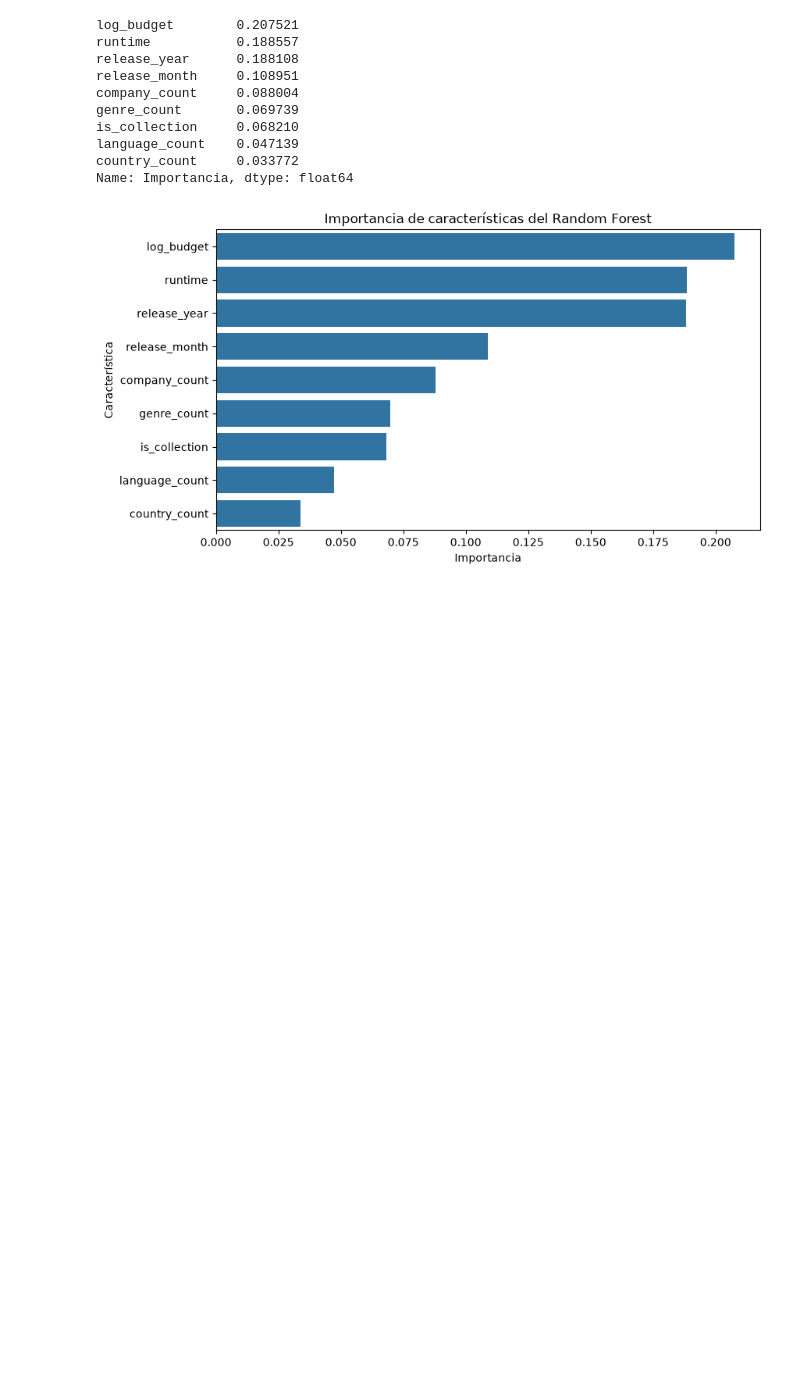
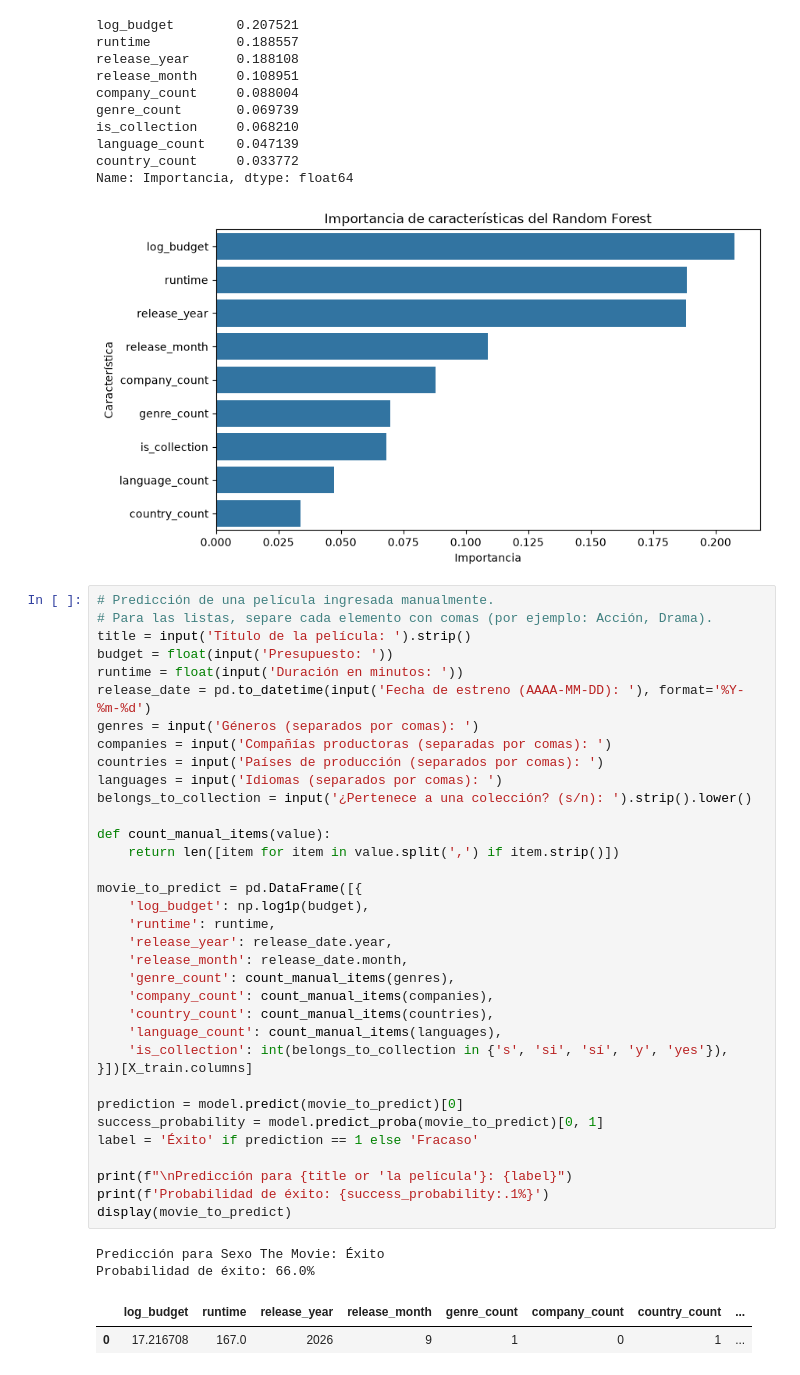
Before and after one commit to rodrigocastillo69/KKD-Movie-Rating, a Jupyter notebook: notebooks/classification.ipynb, the cells around one changed output. Saved outputs shown, nothing was run; the diff lists cells and outputs as text; blank space fills up the shorter version.

Commit message:
Movie prediction

```diff
--- a/notebooks/classification.ipynb
+++ b/notebooks/classification.ipynb
@@ -333,3 +333,43 @@ language_count    0.047139
 country_count     0.033772
 Name: Importancia, dtype: float64
 [figure]
+# %%
+# Predicción de una película ingresada manualmente.
+# Para las listas, separe cada elemento con comas (por ejemplo: Acción, Drama).
+title = input('Título de la película: ').strip()
+budget = float(input('Presupuesto: '))
+runtime = float(input('Duración en minutos: '))
+release_date = pd.to_datetime(input('Fecha de estreno (AAAA-MM-DD): '), format='%Y-%m-%d')
+genres = input('Géneros (separados por comas): ')
+companies = input('Compañías productoras (separadas por comas): ')
+countries = input('Países de producción (separados por comas): ')
+languages = input('Idiomas (separados por comas): ')
+belongs_to_collection = input('¿Pertenece a una colección? (s/n): ').strip().lower()
+
+def count_manual_items(value):
+    return len([item for item in value.split(',') if item.strip()])
+
+movie_to_predict = pd.DataFrame([{
+    'log_budget': np.log1p(budget),
+    'runtime': runtime,
+    'release_year': release_date.year,
+    'release_month': release_date.month,
+    'genre_count': count_manual_items(genres),
+    'company_count': count_manual_items(companies),
+    'country_count': count_manual_items(countries),
+    'language_count': count_manual_items(languages),
+    'is_collection': int(belongs_to_collection in {'s', 'si', 'sí', 'y', 'yes'}),
+}])[X_train.columns]
+
+prediction = model.predict(movie_to_predict)[0]
+success_probability = model.predict_proba(movie_to_predict)[0, 1]
+label = 'Éxito' if prediction == 1 else 'Fracaso'
+
+print(f"\nPredicción para {title or 'la película'}: {label}")
+print(f'Probabilidad de éxito: {success_probability:.1%}')
+display(movie_to_predict)
+# %% [output]
+Predicción para Sexo The Movie: Éxito
+Probabilidad de éxito: 66.0%
+|  | log_budget | runtime | release_year | release_month | genre_count | company_count | country_count | ... |
+| 0 | 17.216708 | 167.0 | 2026 | 9 | 1 | 0 | 1 | ... |
```
